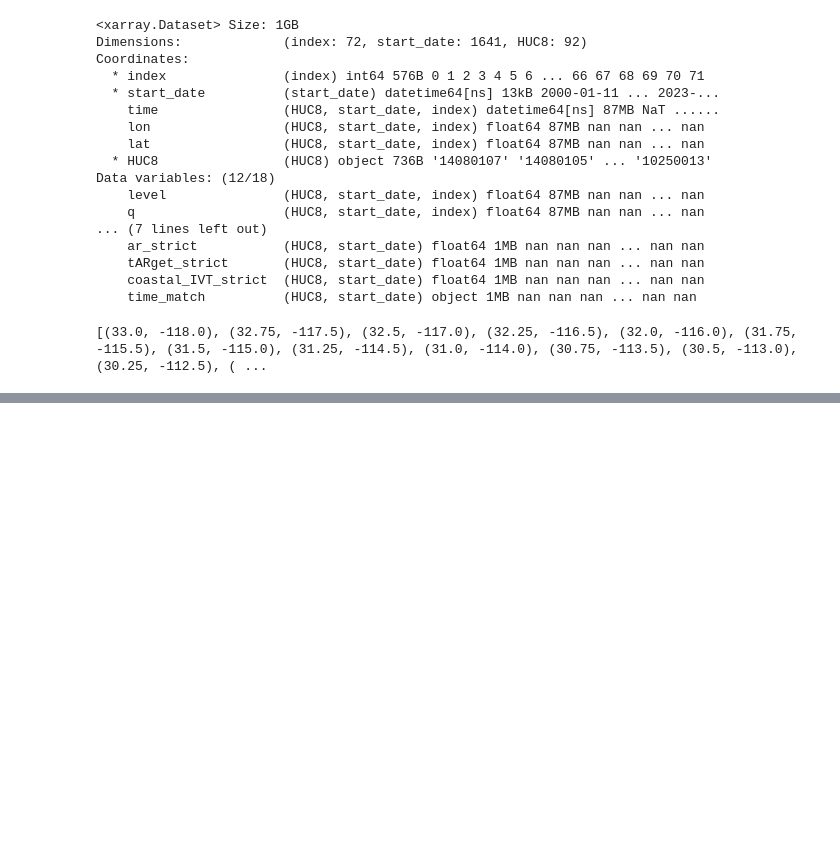
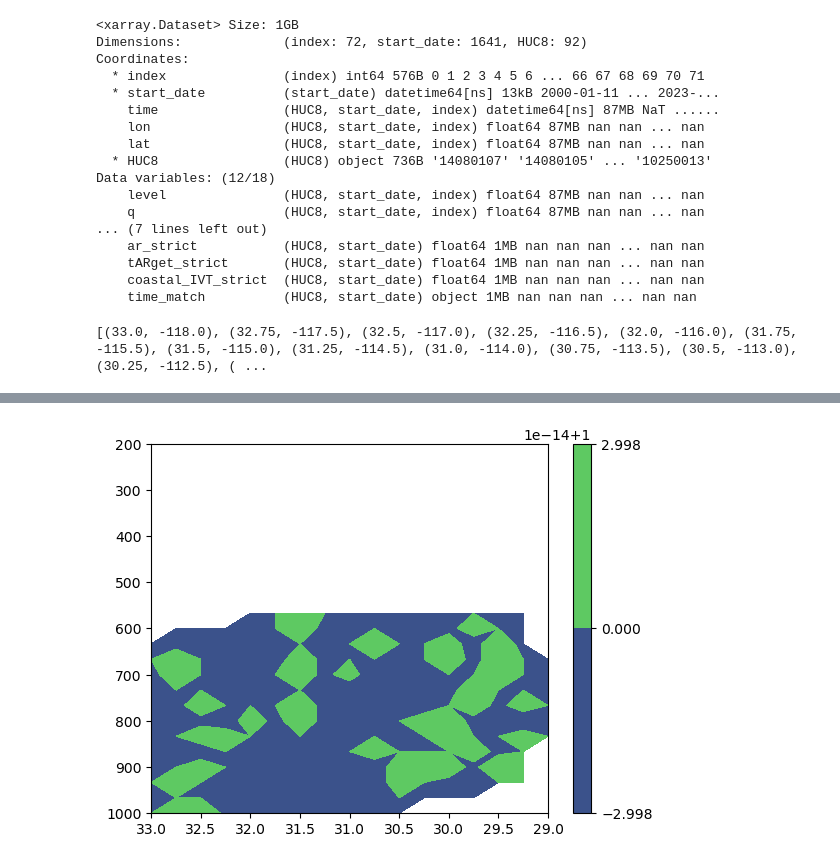
Before and after one commit to CW3E/CO_top-decile_precip_ARs_code, a Jupyter notebook: analysis/getlst_bbox.ipynb, the cells around one changed output, grey strips where cells are left out. Drawn from its saved outputs; the diff is of its cells as text; code cells hidden in the pictures; blank space fills up the shorter version.

```diff
--- a/analysis/getlst_bbox.ipynb
+++ b/analysis/getlst_bbox.ipynb
@@ -260,0 +301,12 @@ df
+# %%
+import numpy as np
+import matplotlib.pyplot as plt
+from scipy.interpolate import griddata
+
+# Create a grid for interpolation
+xi = np.arange(df.lat.values.min(), df.lat.values.max()+0.25, 0.25)
+yi = np.linspace(200, 1000, 25)
+xi, yi = np.meshgrid(xi, yi)
+z = np.sin(x * 2 * np.pi) + np.cos(y * 2 * np.pi)
+
+z
@@ -260,0 +331,13 @@ df
+# %%
+z = np.ones(x.shape)
+# %%
+# Interpolate the data onto the grid
+zi = griddata((x, y), z, (xi, yi), method='cubic')
+
+# Create the contour plot
+plt.contourf(xi, yi, zi, cmap='viridis')
+plt.colorbar()
+plt.gca().invert_yaxis()
+plt.gca().invert_xaxis()
+# %% [output]
+[figure, added]
```
Also changed, not shown: parts of 9 cells of this notebook, 46 other files.
